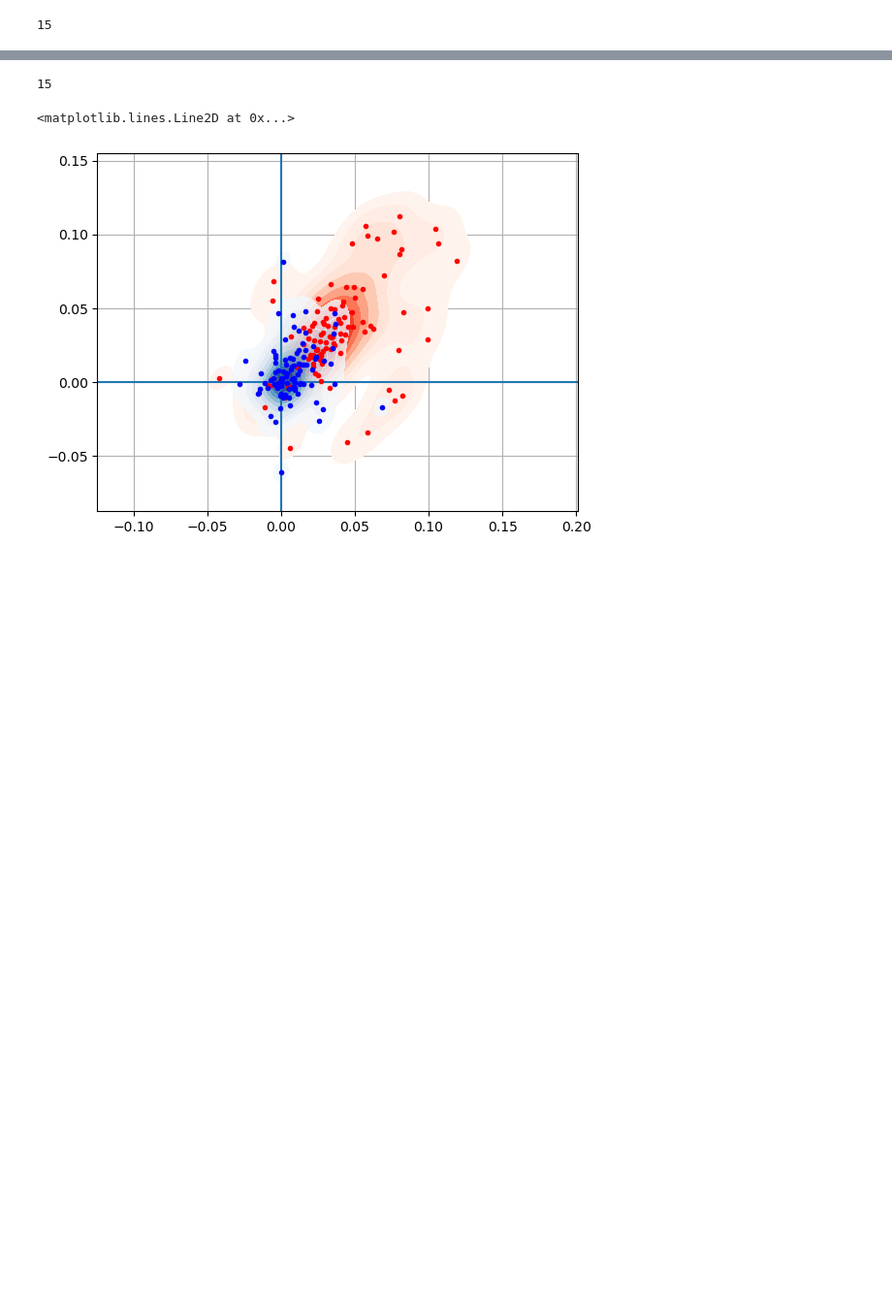
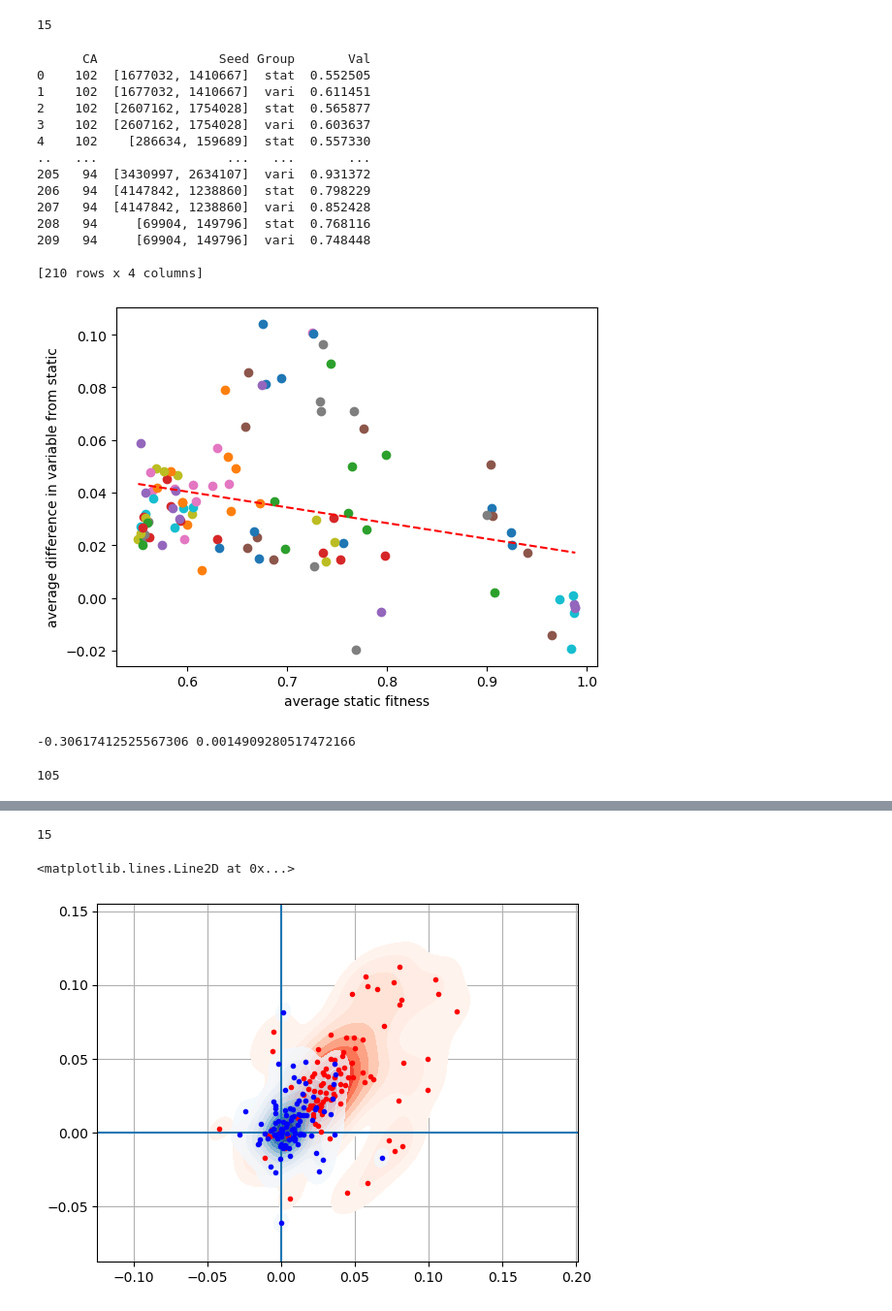
Before and after one commit to Cpetak/CA_GRN2, a Jupyter notebook: variable_maxave.ipynb, the cells around one changed output, grey strips where cells are left out. Shown at 97% size. Drawn from its saved outputs; the diff is of its cells as text; code cells hidden in the pictures; blank space fills up the shorter version.

```diff
--- a/variable_maxave.ipynb
+++ b/variable_maxave.ipynb
@@ -62,4 +65,50 @@ for idx, seed_ints in enumerate(seed_intss):
 df = pd.DataFrame(data)
 # %% [output]
 15
+# %%
+df['Group'] = df['Env'].apply(lambda x: 'vari' if 'vari' in x else ('stat' if 'stat' in x else 'other'))
+dfnew=df#df[df["Seed"]==str(seed_intss[0])]
+dfnew=dfnew.groupby(['CA', 'Seed','Group'])['Val'].mean().reset_index()
+print(dfnew)
+c=0
+xs=[]
+ys=[]
+for s in seed_intss:
+    for r in rules:
+        x=dfnew[(dfnew["CA"]==str(r)) & (dfnew["Seed"]==str(s)) & (dfnew["Group"]=="stat")].Val.to_list()[0]
+        #y=dfnew[(dfnew["CA"]==str(r)) & (dfnew["Group"]=="vari")].Val.to_list()[0]
+        y=(avexs[c]+aveys[c])/2
+        plt.scatter(x,y)
+        xs.append(x)
+        ys.append(y)
+        c+=1
+slope, intercept, r_value, p_value, std_err = linregress(xs, ys)
+x_fit = np.linspace(min(xs), max(xs), 100)
+y_fit = slope * x_fit + intercept
+plt.plot(x_fit, y_fit, color='red', linestyle='--', label=f'Fit: y = {slope:.2f}x + {intercept:.2f}')
+plt.ylabel("average difference in variable from static")
+plt.xlabel("average static fitness")
+plt.show()
+print(r_value,p_value)
+# %% [output]
+      CA                Seed Group       Val
+0    102  [1677032, 1410667]  stat  0.552505
+1    102  [1677032, 1410667]  vari  0.611451
+2    102  [2607162, 1754028]  stat  0.565877
+3    102  [2607162, 1754028]  vari  0.603637
+4    102    [286634, 159689]  stat  0.557330
+..   ...                 ...   ...       ...
+205   94  [3430997, 2634107]  vari  0.931372
+206   94  [4147842, 1238860]  stat  0.798229
+207   94  [4147842, 1238860]  vari  0.852428
+208   94     [69904, 149796]  stat  0.768116
+209   94     [69904, 149796]  vari  0.748448
+
+[210 rows x 4 columns]
+[figure, added]
+-0.30617412525567306 0.0014909280517472166
+# %%
+c
+# %% [output]
+105
 # %%
```
Also changed, not shown: parts of 10 cells of this notebook, 1 other file.
